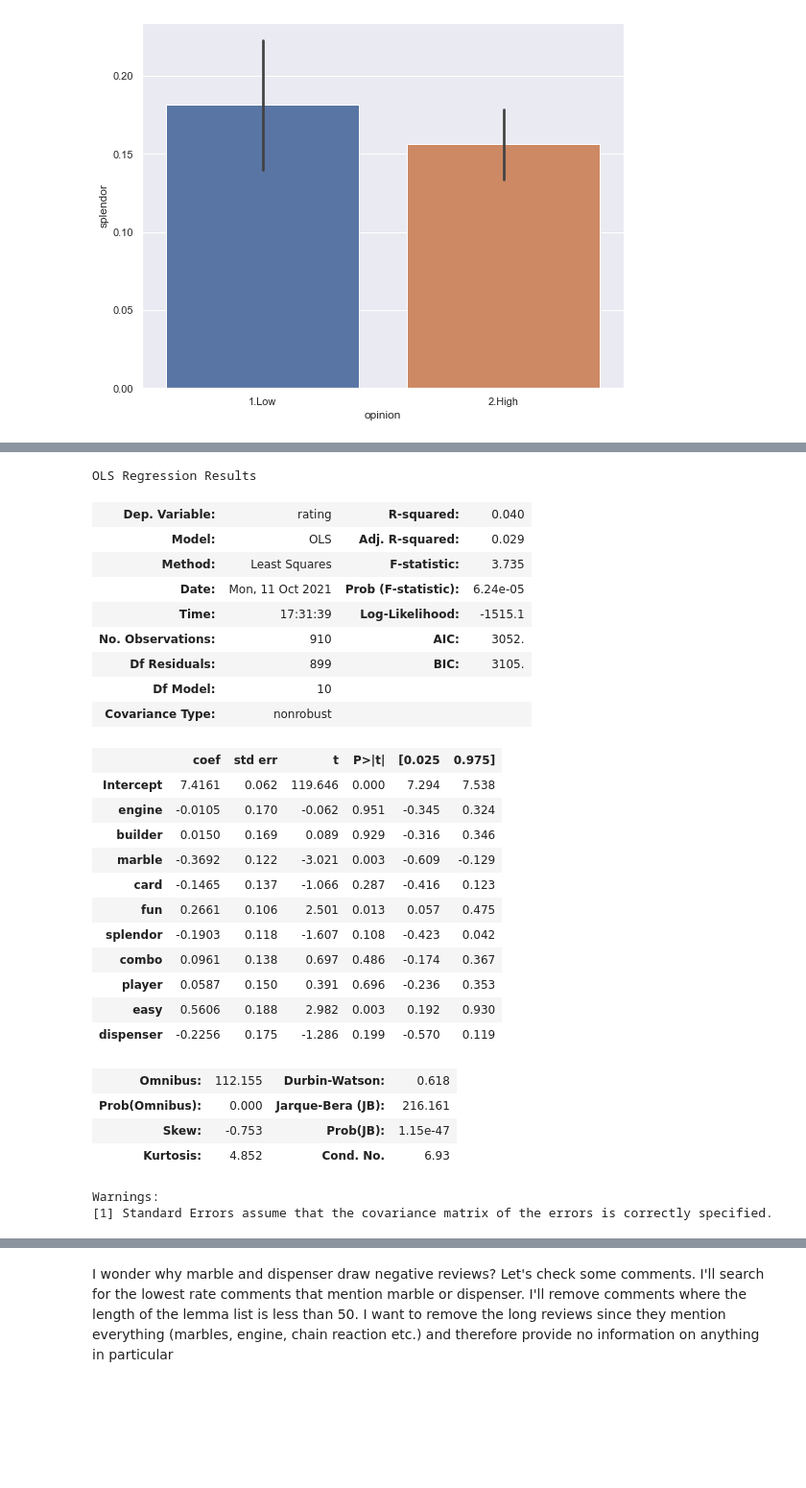
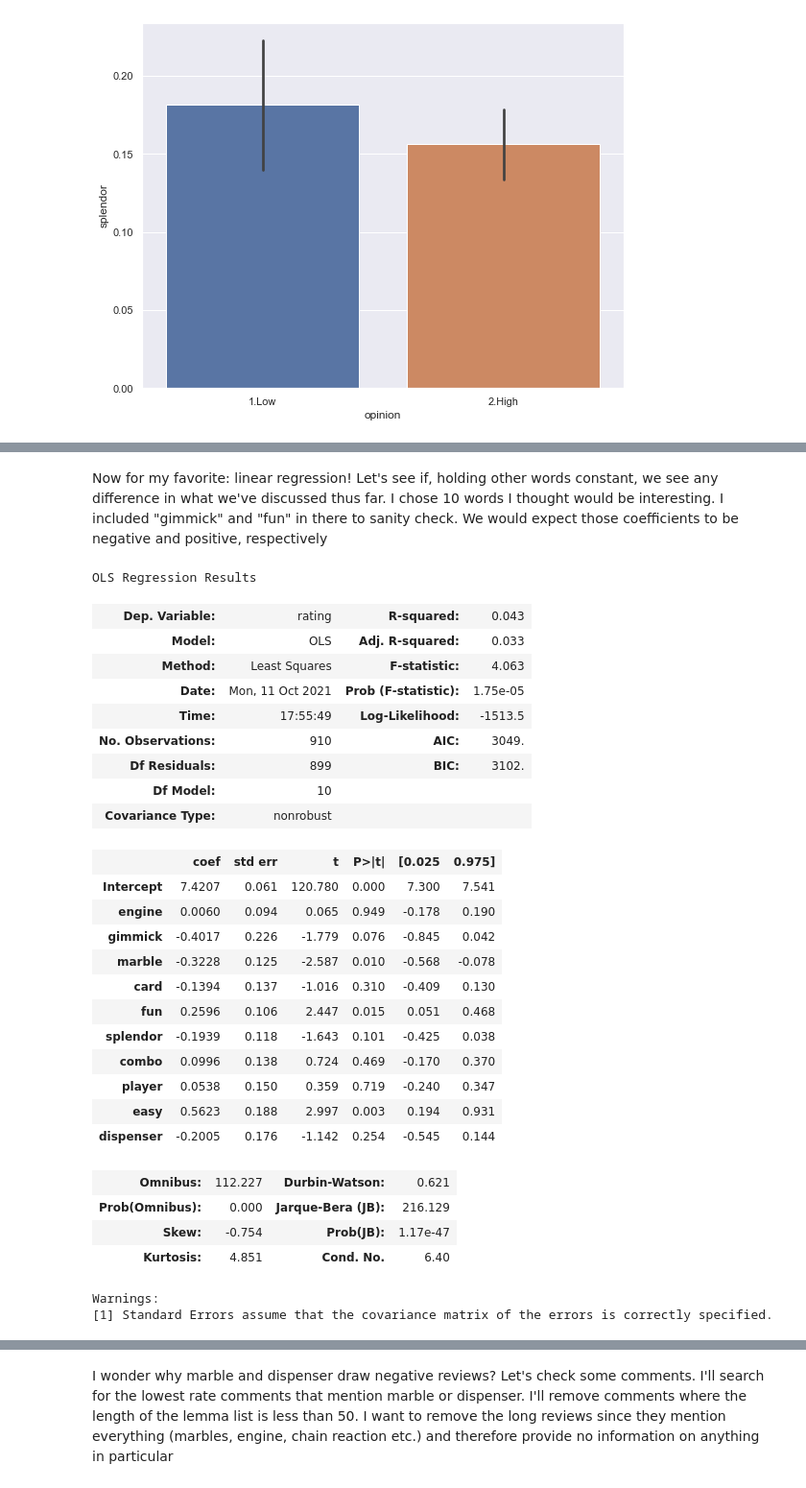
Before and after one commit to MarshallKrakauer/BGGAnalysis, a Jupyter notebook: GameComments.ipynb, the cells around one changed output, grey strips where cells are left out. Shown at 96% size. Cells and saved outputs as stored; diff of their text form; code cells hidden in the pictures; blank space fills up the shorter version.

```diff
--- a/GameComments.ipynb
+++ b/GameComments.ipynb
@@ -288,34 +306,36 @@ sns.barplot(data=df_copy,x='opinion',y='fun',ci=90)
+# %% [markdown]
+Now for my favorite: linear regression! Let's see if, holding other words constant, we see any difference in what we've discussed thus far. I chose 10 words I thought would be interesting. I included "gimmick" and "fun" in there to sanity check. We would expect those coefficients to be negative and positive, respectively
 # %%
 r = smf.ols(data = df_copy,
-       formula = '''rating ~ engine + builder + marble + card + fun + splendor +
+       formula = '''rating ~ engine + gimmick + marble + card + fun + splendor +
        combo + player + easy + dispenser''').fit()
 r.summary()
 # %% [output]
 OLS Regression Results
-| Dep. Variable: | rating | R-squared: | 0.040 |
-| Model: | OLS | Adj. R-squared: | 0.029 |
-| Method: | Least Squares | F-statistic: | 3.735 |
-| Date: | Mon, 11 Oct 2021 | Prob (F-statistic): | 6.24e-05 |
-| Time: | 17:31:39 | Log-Likelihood: | -1515.1 |
-| No. Observations: | 910 | AIC: | 3052. |
-| Df Residuals: | 899 | BIC: | 3105. |
+| Dep. Variable: | rating | R-squared: | 0.043 |
+| Model: | OLS | Adj. R-squared: | 0.033 |
+| Method: | Least Squares | F-statistic: | 4.063 |
+| Date: | Mon, 11 Oct 2021 | Prob (F-statistic): | 1.75e-05 |
+| Time: | 17:55:49 | Log-Likelihood: | -1513.5 |
+| No. Observations: | 910 | AIC: | 3049. |
+| Df Residuals: | 899 | BIC: | 3102. |
 | Df Model: | 10 |  |  |
 | Covariance Type: | nonrobust |  |  |
 |  | coef | std err | t | P>|t| | [0.025 | 0.975] |
-| Intercept | 7.4161 | 0.062 | 119.646 | 0.000 | 7.294 | 7.538 |
-| engine | -0.0105 | 0.170 | -0.062 | 0.951 | -0.345 | 0.324 |
-| builder | 0.0150 | 0.169 | 0.089 | 0.929 | -0.316 | 0.346 |
-| marble | -0.3692 | 0.122 | -3.021 | 0.003 | -0.609 | -0.129 |
-| card | -0.1465 | 0.137 | -1.066 | 0.287 | -0.416 | 0.123 |
-| fun | 0.2661 | 0.106 | 2.501 | 0.013 | 0.057 | 0.475 |
-| splendor | -0.1903 | 0.118 | -1.607 | 0.108 | -0.423 | 0.042 |
-| combo | 0.0961 | 0.138 | 0.697 | 0.486 | -0.174 | 0.367 |
-| player | 0.0587 | 0.150 | 0.391 | 0.696 | -0.236 | 0.353 |
-| easy | 0.5606 | 0.188 | 2.982 | 0.003 | 0.192 | 0.930 |
-| dispenser | -0.2256 | 0.175 | -1.286 | 0.199 | -0.570 | 0.119 |
+| Intercept | 7.4207 | 0.061 | 120.780 | 0.000 | 7.300 | 7.541 |
+| engine | 0.0060 | 0.094 | 0.065 | 0.949 | -0.178 | 0.190 |
+| gimmick | -0.4017 | 0.226 | -1.779 | 0.076 | -0.845 | 0.042 |
+| marble | -0.3228 | 0.125 | -2.587 | 0.010 | -0.568 | -0.078 |
+| card | -0.1394 | 0.137 | -1.016 | 0.310 | -0.409 | 0.130 |
+| fun | 0.2596 | 0.106 | 2.447 | 0.015 | 0.051 | 0.468 |
+| splendor | -0.1939 | 0.118 | -1.643 | 0.101 | -0.425 | 0.038 |
+| combo | 0.0996 | 0.138 | 0.724 | 0.469 | -0.170 | 0.370 |
+| player | 0.0538 | 0.150 | 0.359 | 0.719 | -0.240 | 0.347 |
+| easy | 0.5623 | 0.188 | 2.997 | 0.003 | 0.194 | 0.931 |
+| dispenser | -0.2005 | 0.176 | -1.142 | 0.254 | -0.545 | 0.144 |
-| Omnibus: | 112.155 | Durbin-Watson: | 0.618 |
-| Prob(Omnibus): | 0.000 | Jarque-Bera (JB): | 216.161 |
-| Skew: | -0.753 | Prob(JB): | 1.15e-47 |
-| Kurtosis: | 4.852 | Cond. No. | 6.93 |
+| Omnibus: | 112.227 | Durbin-Watson: | 0.621 |
+| Prob(Omnibus): | 0.000 | Jarque-Bera (JB): | 216.129 |
+| Skew: | -0.754 | Prob(JB): | 1.17e-47 |
+| Kurtosis: | 4.851 | Cond. No. | 6.40 |
 Warnings:
 [1] Standard Errors assume that the covariance matrix of the errors is correctly specified.
```
Also changed, not shown: parts of 13 cells of this notebook.
